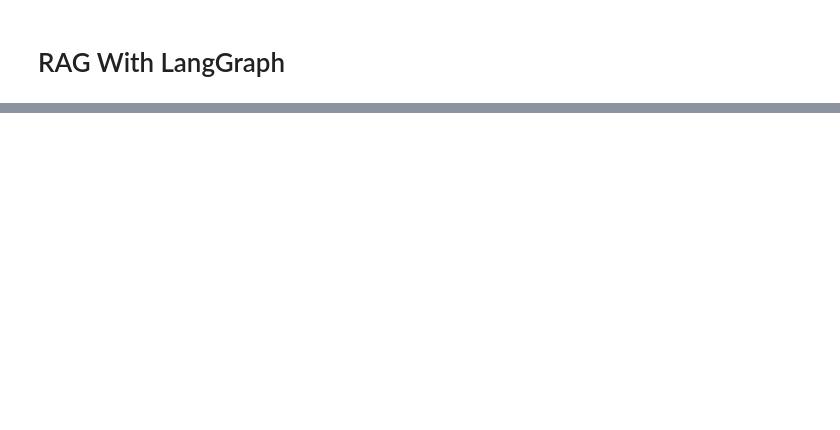
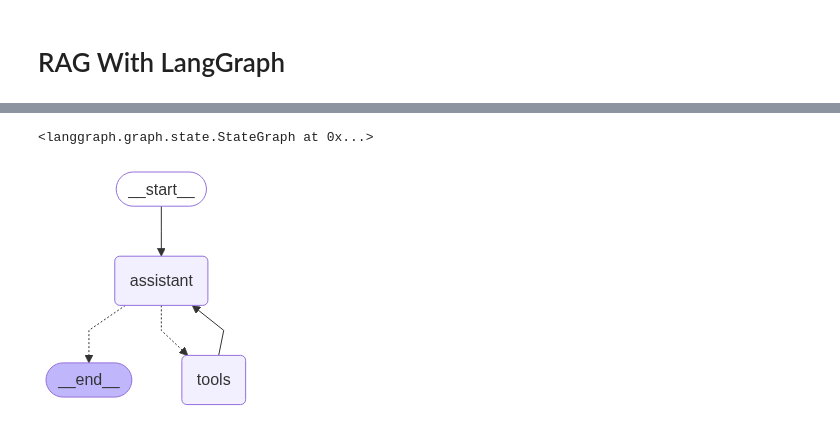
Before and after one commit to jptxaya/RAG_FirstRAG_QA, a Jupyter notebook: rag_langchain.ipynb, the cells around one changed output, grey strips where cells are left out. Saved outputs shown, nothing was run; the diff lists cells and outputs as text; code cells hidden in the pictures; blank space fills up the shorter version.

Commit message:
Langgraph

```diff
--- a/rag_langchain.ipynb
+++ b/rag_langchain.ipynb
@@ -186,0 +210,9 @@ The provided context does not contain any examples of the phrasal verb "far away
+# %%
+from langchain_core.messages import BaseMessage, AIMessage, ToolMessage
+from langgraph.graph import StateGraph, END
+from typing import TypedDict, Annotated, Sequence
+import operator
+
+# Define the state for our graph
+class AgentState(TypedDict):
+    messages: Annotated[Sequence[BaseMessage], operator.add]
@@ -186,0 +241,31 @@ The provided context does not contain any examples of the phrasal verb "far away
+# %%
+from langgraph.graph import START, END
+from langgraph.prebuilt import tools_condition
+from langgraph.prebuilt import ToolNode
+
+# Graph builder
+builder = StateGraph(AgentState)
+
+builder.add_node(
+    "assistant",
+    assistant,
+)
+
+builder.add_node(
+    "tools", ToolNode(tools)
+)
+
+builder.add_edge(START, "assistant")
+builder.add_conditional_edges(
+    "assistant",
+    tools_condition,
+)
+builder.add_edge("tools", "assistant")
+# %% [output]
+<langgraph.graph.state.StateGraph at 0x...>
+# %%
+react_graph = builder.compile()
+# %%
+react_graph
+# %% [output]
+[figure, added]
```
Also changed, not shown: parts of 11 cells of this notebook.
